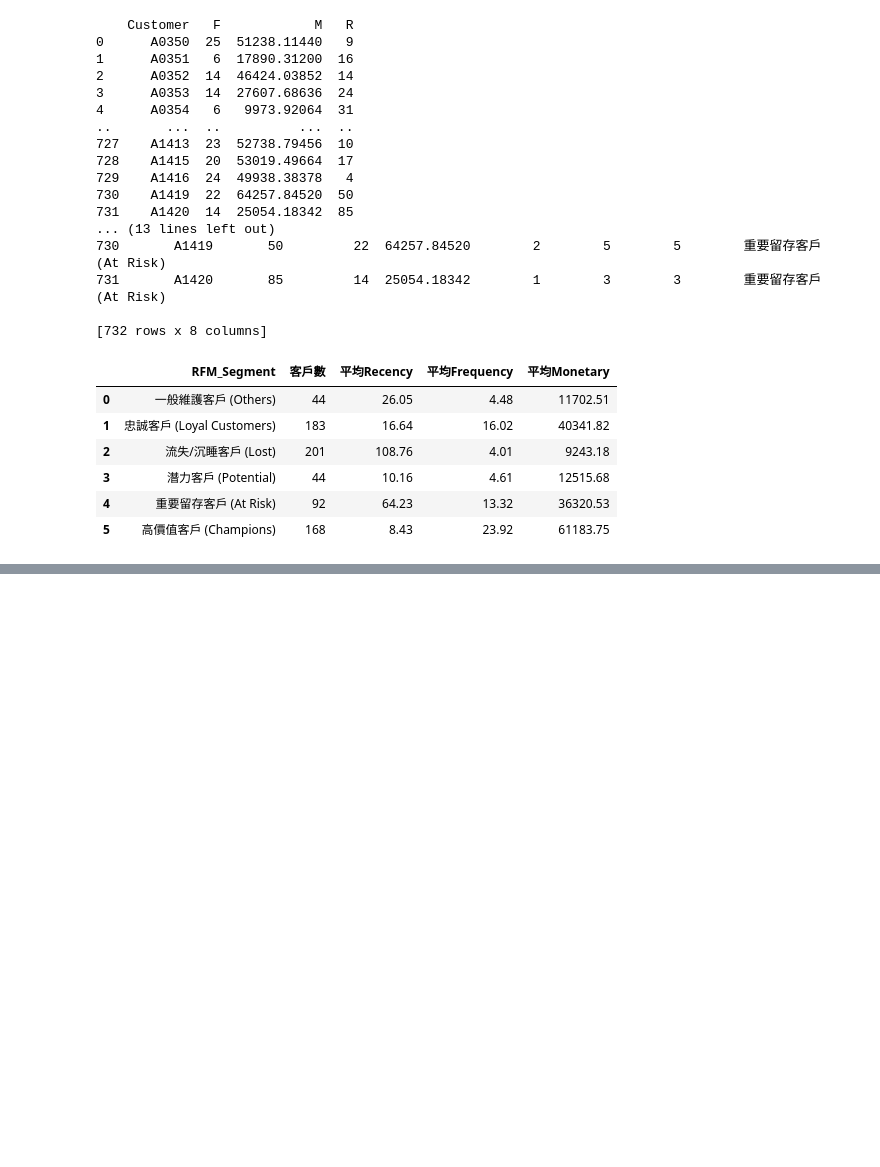
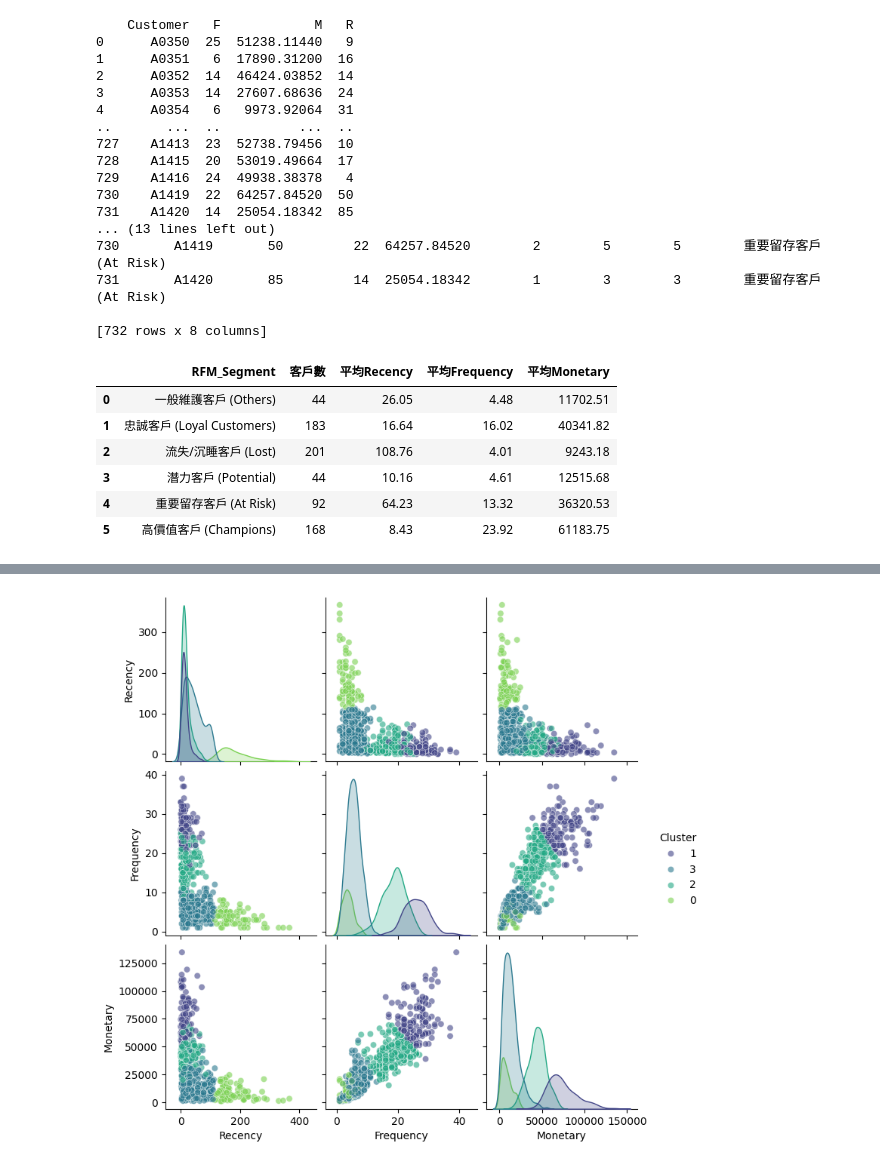
Before and after one commit to hanyuchen0404-sherry/RFM-Analysis, a Jupyter notebook: RFM_Analysis.ipynb, the cells around one changed output, grey strips where cells are left out. Cells and saved outputs as stored; diff of their text form; code cells hidden in the pictures; blank space fills up the shorter version.

```diff
--- a/RFM_Analysis.ipynb
+++ b/RFM_Analysis.ipynb
@@ -200,0 +265,31 @@ segment_summary.style.set_properties(**{'text-align': 'center'}).set_table_style
+# %%
+import seaborn as sns
+import matplotlib.pyplot as plt
+
+# 1. 將 nrfm 中的 'Cluster' 欄位合併回擁有原始數值的 df_rfm 中
+# 確保 df_rfm 裡有最新對齊的 Cluster 欄位
+if 'Cluster' in df_rfm.columns:
+    df_rfm = df_rfm.drop(columns=['Cluster'])
+df_rfm_clustered = df_rfm.merge(nrfm[['CustomerKey', 'Cluster']], on='CustomerKey', how='left')
+
+# 2. & 3. 使用 sns.pairplot 繪製成對散佈圖，並根據 'Cluster' 分群顯示顏色
+# 這裡我們將 'Cluster' 欄位轉為類別型態，以防繪圖時將群別當成連續數值漸層顯示
+df_rfm_clustered['Cluster'] = df_rfm_clustered['Cluster'].astype(str)
+
+# 挑選要繪圖的欄位
+plot_cols = ['Recency', 'Frequency', 'Monetary', 'Cluster']
+g = sns.pairplot(
+    df_rfm_clustered[plot_cols],
+    hue='Cluster',
+    palette='viridis',
+    diag_kind='kde',
+    plot_kws={'alpha': 0.6}
+)
+
+# 4. 將成對散佈圖儲存為檔案 RFM_Pairplot.png
+plt.savefig('RFM_Pairplot.png', dpi=300, bbox_inches='tight')
+
+# 5. 顯示圖片
+plt.show()
+# %% [output]
+[figure, added]
```
Also changed, not shown: parts of 4 cells of this notebook.
